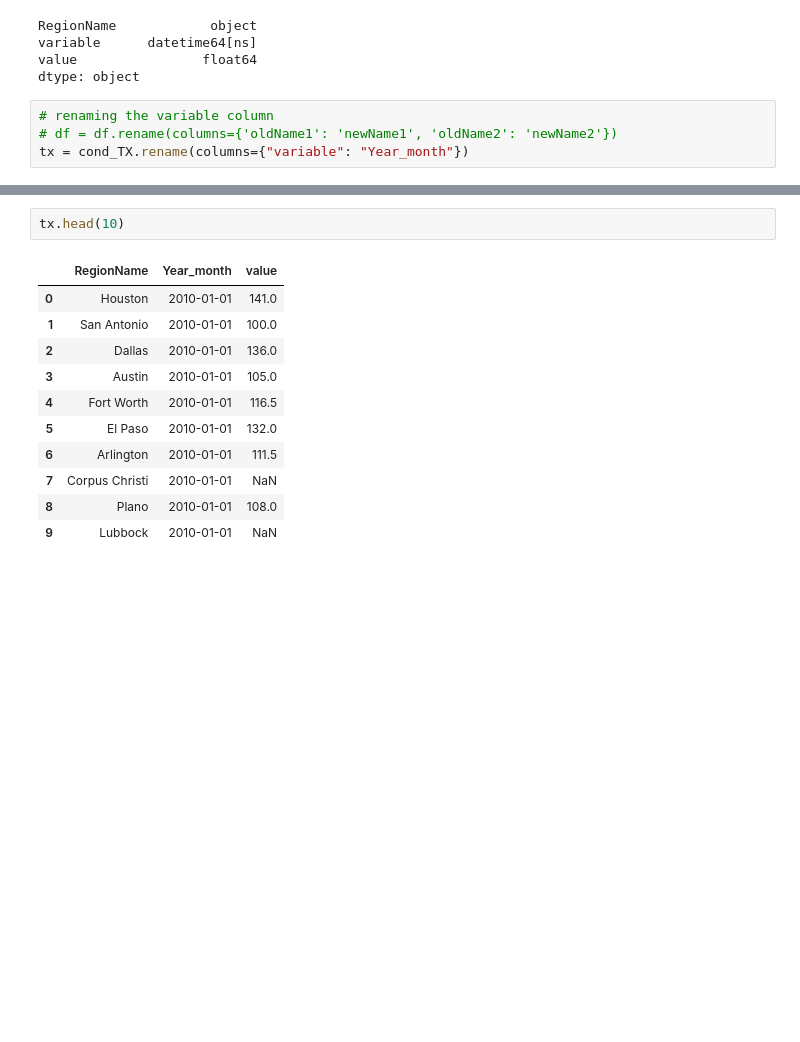
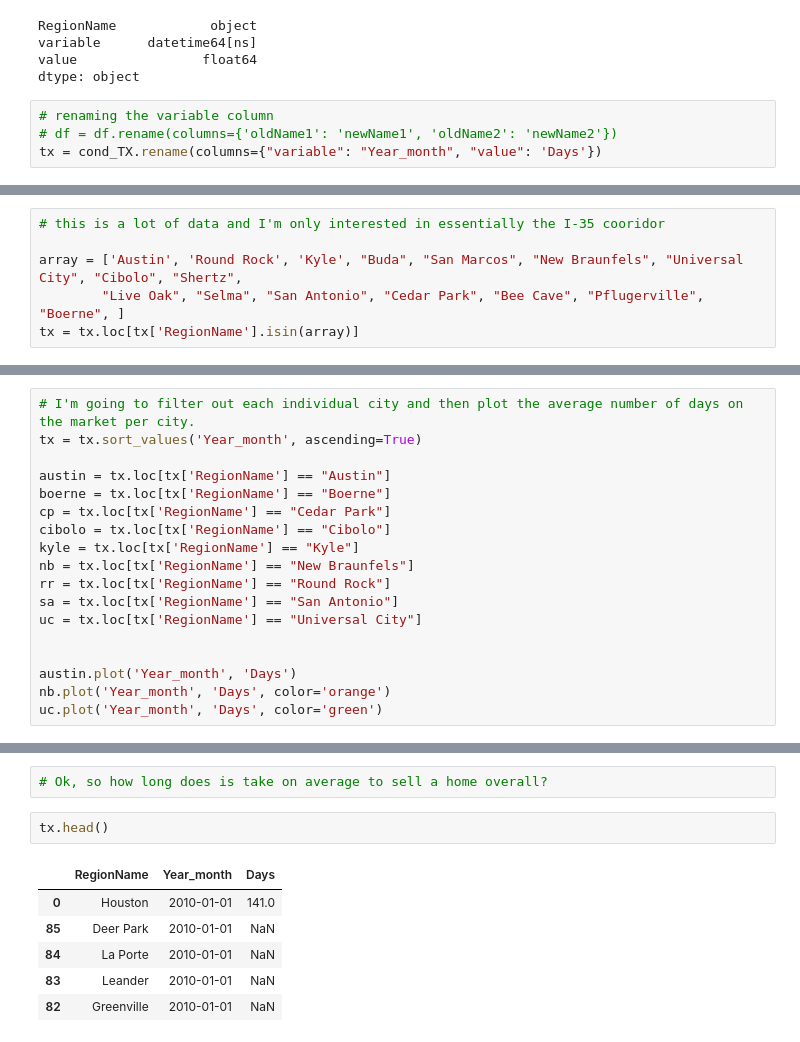
Before and after one commit to kkh1178/zillow, a Jupyter notebook: zillowproperties.ipynb, the cells around one changed output, grey strips where cells are left out. Drawn from its saved outputs; the diff is of its cells as text; blank space fills up the shorter version.

Commit message:
Graphed the number of days on the market

```diff
--- a/zillowproperties.ipynb
+++ b/zillowproperties.ipynb
@@ -66,4 +67,4 @@ dtype: object
 # %%
 # renaming the variable column
 # df = df.rename(columns={'oldName1': 'newName1', 'oldName2': 'newName2'})
-tx = cond_TX.rename(columns={"variable": "Year_month"})
+tx = cond_TX.rename(columns={"variable": "Year_month", "value": 'Days'})
@@ -69,0 +82,6 @@ tx = cond_TX.rename(columns={"variable": "Year_month"})
+# %%
+# this is a lot of data and I'm only interested in essentially the I-35 cooridor
+
+array = ['Austin', 'Round Rock', 'Kyle', "Buda", "San Marcos", "New Braunfels", "Universal City", "Cibolo", "Shertz",
+        "Live Oak", "Selma", "San Antonio", "Cedar Park", "Bee Cave", "Pflugerville", "Boerne", ]
+tx = tx.loc[tx['RegionName'].isin(array)]
@@ -69,0 +103,18 @@ tx = cond_TX.rename(columns={"variable": "Year_month"})
+# %%
+# I'm going to filter out each individual city and then plot the average number of days on the market per city.
+tx = tx.sort_values('Year_month', ascending=True)
+
+austin = tx.loc[tx['RegionName'] == "Austin"]
+boerne = tx.loc[tx['RegionName'] == "Boerne"]
+cp = tx.loc[tx['RegionName'] == "Cedar Park"]
+cibolo = tx.loc[tx['RegionName'] == "Cibolo"]
+kyle = tx.loc[tx['RegionName'] == "Kyle"]
+nb = tx.loc[tx['RegionName'] == "New Braunfels"]
+rr = tx.loc[tx['RegionName'] == "Round Rock"]
+sa = tx.loc[tx['RegionName'] == "San Antonio"]
+uc = tx.loc[tx['RegionName'] == "Universal City"]
+
+
+austin.plot('Year_month', 'Days')
+nb.plot('Year_month', 'Days', color='orange')
+uc.plot('Year_month', 'Days', color='green')
@@ -70,14 +148,11 @@ tx = cond_TX.rename(columns={"variable": "Year_month"})
+# %%
+# Ok, so how long does is take on average to sell a home overall?
 # %%
-tx.head(10)
+tx.head()
 # %% [output]
-|  | RegionName | Year_month | value |
+|  | RegionName | Year_month | Days |
 | 0 | Houston | 2010-01-01 | 141.0 |
-| 1 | San Antonio | 2010-01-01 | 100.0 |
-| 2 | Dallas | 2010-01-01 | 136.0 |
-| 3 | Austin | 2010-01-01 | 105.0 |
-| 4 | Fort Worth | 2010-01-01 | 116.5 |
-| 5 | El Paso | 2010-01-01 | 132.0 |
-| 6 | Arlington | 2010-01-01 | 111.5 |
-| 7 | Corpus Christi | 2010-01-01 | NaN |
-| 8 | Plano | 2010-01-01 | 108.0 |
-| 9 | Lubbock | 2010-01-01 | NaN |
+| 85 | Deer Park | 2010-01-01 | NaN |
+| 84 | La Porte | 2010-01-01 | NaN |
+| 83 | Leander | 2010-01-01 | NaN |
+| 82 | Greenville | 2010-01-01 | NaN |
```
Also changed, not shown: parts of 13 cells of this notebook.
